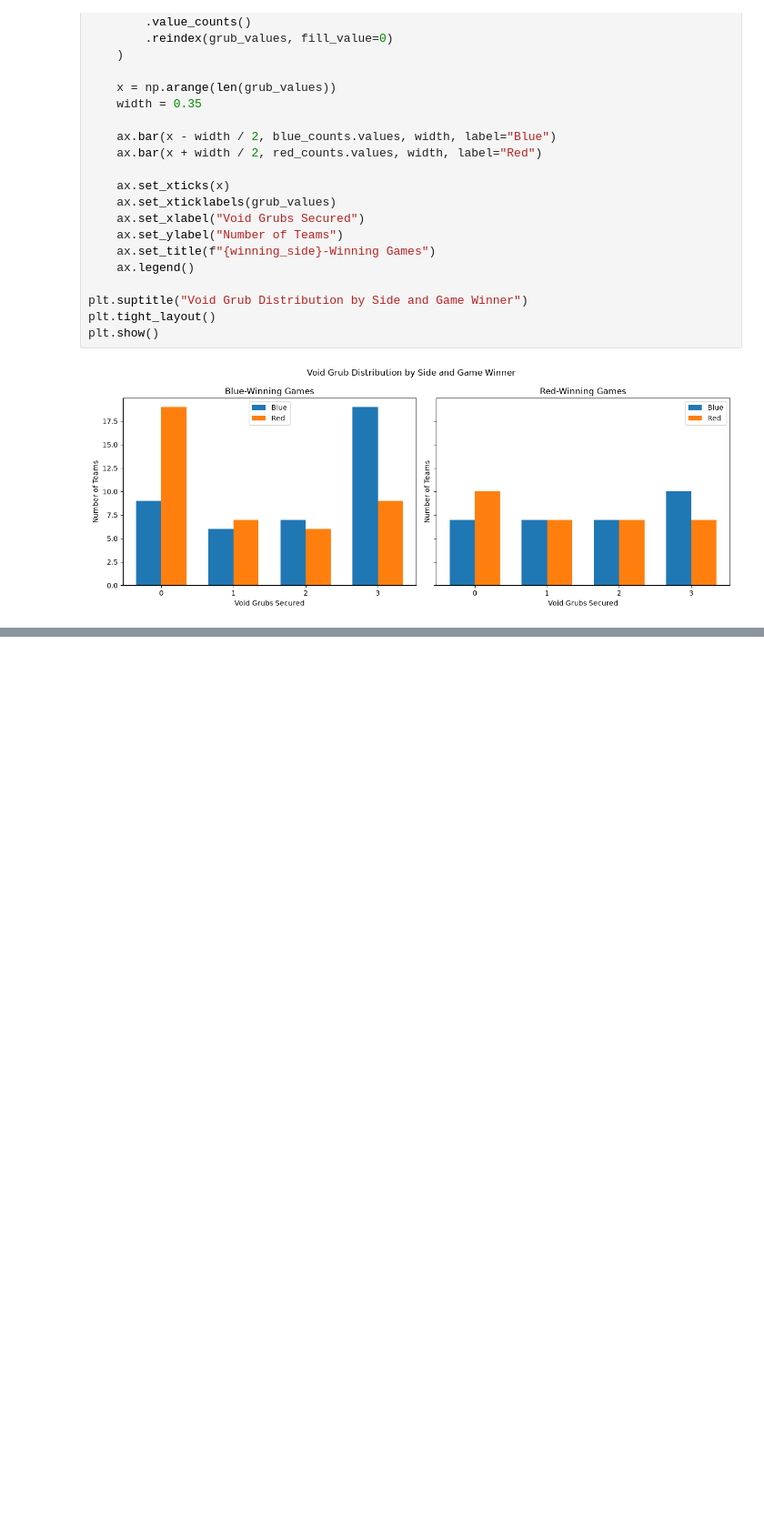
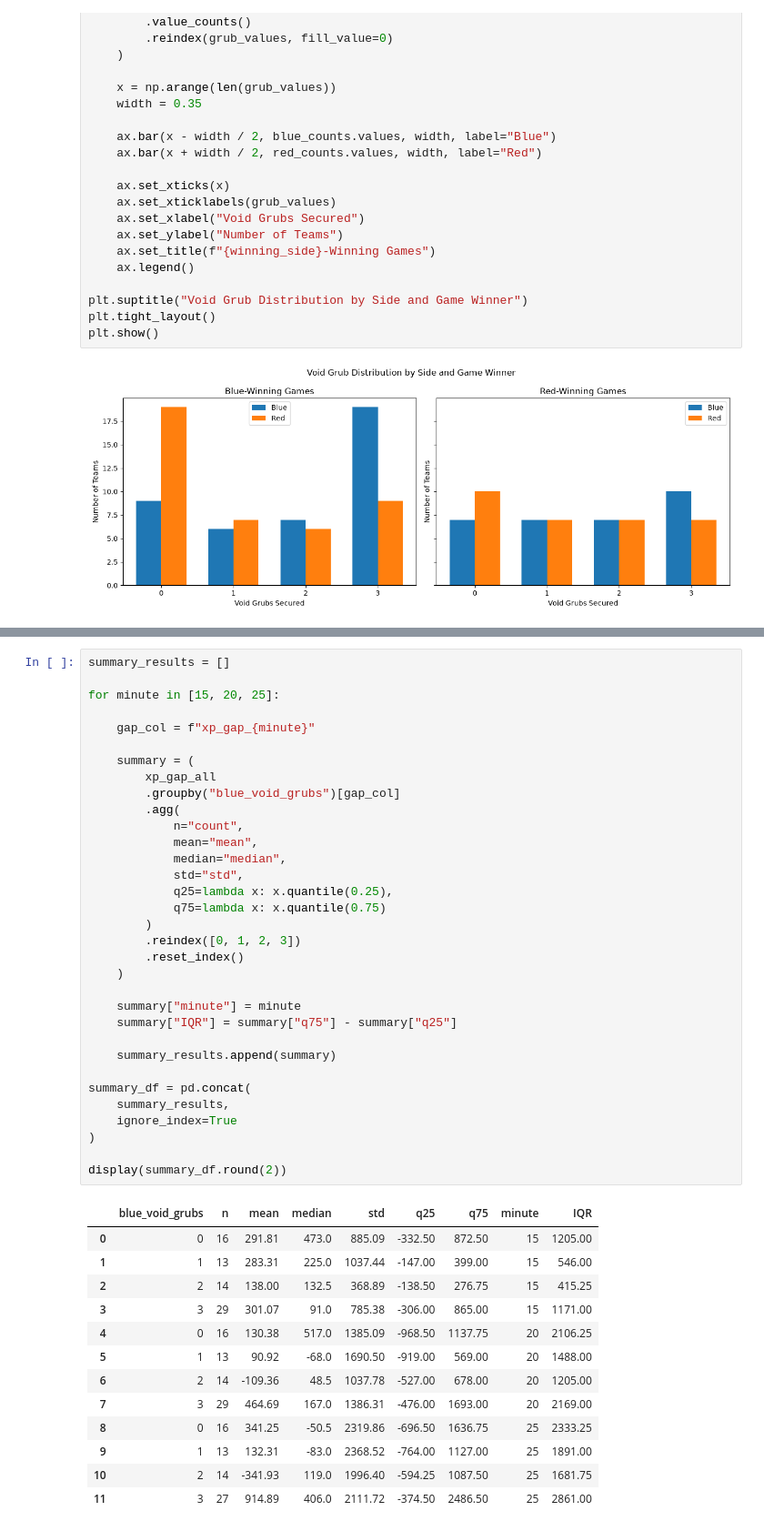
Before and after one commit to BoyleNathaniel/League_Of_Legends_Herald_Analysis, a Jupyter notebook: notebooks/04_red_blue_analysis.ipynb, the cells around one changed output, grey strips where cells are left out. Shown at 91% size. Cells and saved outputs as stored; diff of their text form; blank space fills up the shorter version.

```diff
--- a/notebooks/04_red_blue_analysis.ipynb
+++ b/notebooks/04_red_blue_analysis.ipynb
@@ -1515,0 +1926,47 @@ plt.show()
+# %%
+summary_results = []
+
+for minute in [15, 20, 25]:
+
+    gap_col = f"xp_gap_{minute}"
+
+    summary = (
+        xp_gap_all
+        .groupby("blue_void_grubs")[gap_col]
+        .agg(
+            n="count",
+            mean="mean",
+            median="median",
+            std="std",
+            q25=lambda x: x.quantile(0.25),
+            q75=lambda x: x.quantile(0.75)
+        )
+        .reindex([0, 1, 2, 3])
+        .reset_index()
+    )
+
+    summary["minute"] = minute
+    summary["IQR"] = summary["q75"] - summary["q25"]
+
+    summary_results.append(summary)
+
+summary_df = pd.concat(
+    summary_results,
+    ignore_index=True
+)
+
+display(summary_df.round(2))
+# %% [output]
+|  | blue_void_grubs | n | mean | median | std | q25 | q75 | minute | IQR |
+| 0 | 0 | 16 | 291.81 | 473.0 | 885.09 | -332.50 | 872.50 | 15 | 1205.00 |
+| 1 | 1 | 13 | 283.31 | 225.0 | 1037.44 | -147.00 | 399.00 | 15 | 546.00 |
+| 2 | 2 | 14 | 138.00 | 132.5 | 368.89 | -138.50 | 276.75 | 15 | 415.25 |
+| 3 | 3 | 29 | 301.07 | 91.0 | 785.38 | -306.00 | 865.00 | 15 | 1171.00 |
+| 4 | 0 | 16 | 130.38 | 517.0 | 1385.09 | -968.50 | 1137.75 | 20 | 2106.25 |
+| 5 | 1 | 13 | 90.92 | -68.0 | 1690.50 | -919.00 | 569.00 | 20 | 1488.00 |
+| 6 | 2 | 14 | -109.36 | 48.5 | 1037.78 | -527.00 | 678.00 | 20 | 1205.00 |
+| 7 | 3 | 29 | 464.69 | 167.0 | 1386.31 | -476.00 | 1693.00 | 20 | 2169.00 |
+| 8 | 0 | 16 | 341.25 | -50.5 | 2319.86 | -696.50 | 1636.75 | 25 | 2333.25 |
+| 9 | 1 | 13 | 132.31 | -83.0 | 2368.52 | -764.00 | 1127.00 | 25 | 1891.00 |
+| 10 | 2 | 14 | -341.93 | 119.0 | 1996.40 | -594.25 | 1087.50 | 25 | 1681.75 |
+| 11 | 3 | 27 | 914.89 | 406.0 | 2111.72 | -374.50 | 2486.50 | 25 | 2861.00 |
```
Also changed, not shown: parts of 13 cells of this notebook.
